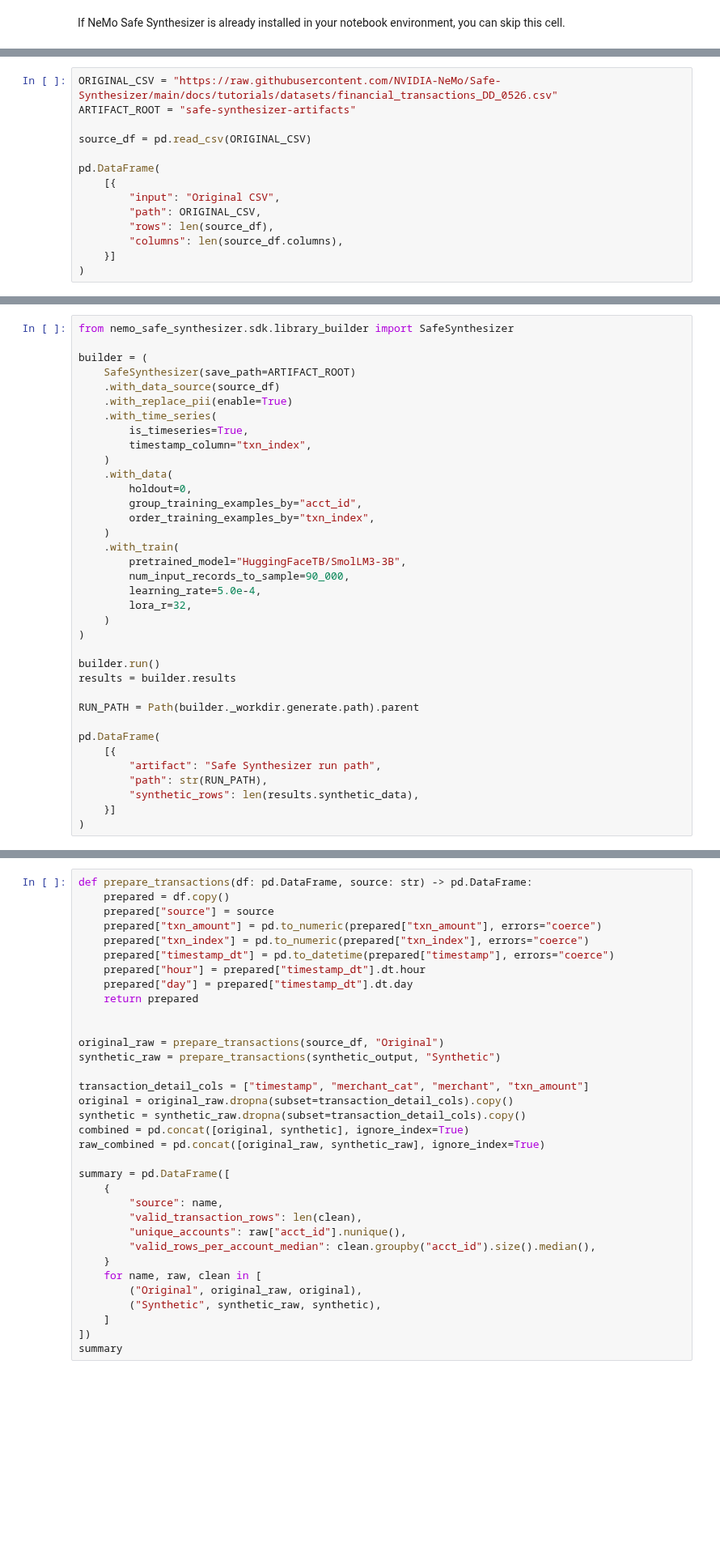
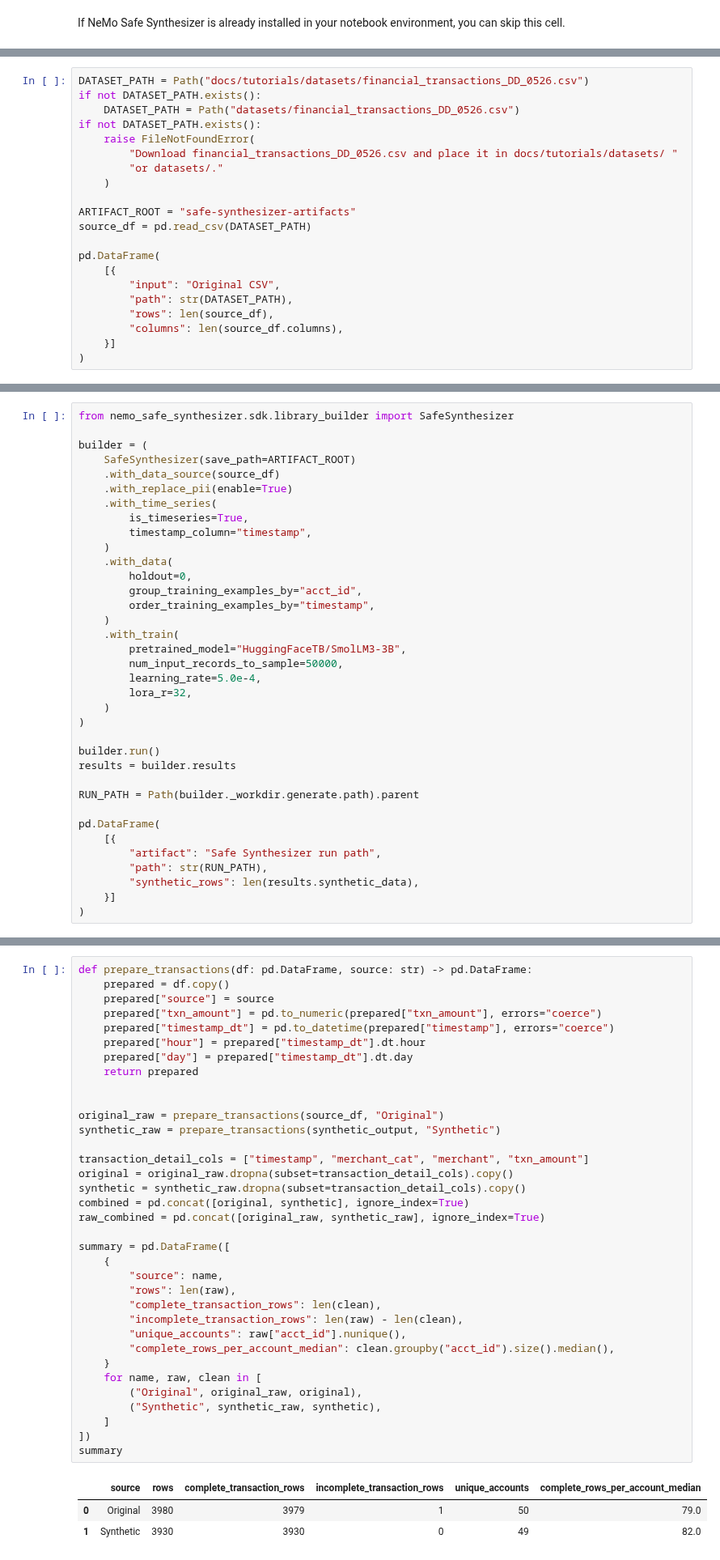
Before and after one commit to NVIDIA-NeMo/Safe-Synthesizer, a Jupyter notebook: docs/tutorials/time-series-financial-transactions.ipynb, the cells around one changed output, grey strips where cells are left out. Shown at 81% size. Drawn from its saved outputs; the diff is of its cells as text; blank space fills up the shorter version.

Commit message:
modified notebook for flexible time series
Signed-off-by: seayang <seayang@nvidia.com>

```diff
--- a/docs/tutorials/time-series-financial-transactions.ipynb
+++ b/docs/tutorials/time-series-financial-transactions.ipynb
@@ -82,13 +82,20 @@ Load `financial_transactions_DD_0526.csv` and confirm the expected row and colum
 # %%
-ORIGINAL_CSV = "https://raw.githubusercontent.com/NVIDIA-NeMo/Safe-Synthesizer/main/docs/tutorials/datasets/financial_transactions_DD_0526.csv"
+DATASET_PATH = Path("docs/tutorials/datasets/financial_transactions_DD_0526.csv")
+if not DATASET_PATH.exists():
+    DATASET_PATH = Path("datasets/financial_transactions_DD_0526.csv")
+if not DATASET_PATH.exists():
+    raise FileNotFoundError(
+        "Download financial_transactions_DD_0526.csv and place it in docs/tutorials/datasets/ "
+        "or datasets/."
+    )
+
 ARTIFACT_ROOT = "safe-synthesizer-artifacts"
-
-source_df = pd.read_csv(ORIGINAL_CSV)
+source_df = pd.read_csv(DATASET_PATH)
 
 pd.DataFrame(
     [{
         "input": "Original CSV",
-        "path": ORIGINAL_CSV,
+        "path": str(DATASET_PATH),
         "rows": len(source_df),
         "columns": len(source_df.columns),
     }]
@@ -128,16 +155,16 @@ builder = (
     .with_replace_pii(enable=True)
     .with_time_series(
         is_timeseries=True,
-        timestamp_column="txn_index",
+        timestamp_column="timestamp",
     )
     .with_data(
         holdout=0,
         group_training_examples_by="acct_id",
-        order_training_examples_by="txn_index",
+        order_training_examples_by="timestamp",
     )
     .with_train(
         pretrained_model="HuggingFaceTB/SmolLM3-3B",
-        num_input_records_to_sample=90_000,
+        num_input_records_to_sample=50000,
         learning_rate=5.0e-4,
         lora_r=32,
     )
@@ -184,36 +339,41 @@ Safe Synthesizer generated a time-series dataset. The result can include padded
 def prepare_transactions(df: pd.DataFrame, source: str) -> pd.DataFrame:
     prepared = df.copy()
     prepared["source"] = source
     prepared["txn_amount"] = pd.to_numeric(prepared["txn_amount"], errors="coerce")
-    prepared["txn_index"] = pd.to_numeric(prepared["txn_index"], errors="coerce")
     prepared["timestamp_dt"] = pd.to_datetime(prepared["timestamp"], errors="coerce")
     prepared["hour"] = prepared["timestamp_dt"].dt.hour
     prepared["day"] = prepared["timestamp_dt"].dt.day
     return prepared
 
 
 original_raw = prepare_transactions(source_df, "Original")
 synthetic_raw = prepare_transactions(synthetic_output, "Synthetic")
 
 transaction_detail_cols = ["timestamp", "merchant_cat", "merchant", "txn_amount"]
 original = original_raw.dropna(subset=transaction_detail_cols).copy()
 synthetic = synthetic_raw.dropna(subset=transaction_detail_cols).copy()
 combined = pd.concat([original, synthetic], ignore_index=True)
 raw_combined = pd.concat([original_raw, synthetic_raw], ignore_index=True)
 
 summary = pd.DataFrame([
     {
         "source": name,
-        "valid_transaction_rows": len(clean),
+        "rows": len(raw),
+        "complete_transaction_rows": len(clean),
+        "incomplete_transaction_rows": len(raw) - len(clean),
         "unique_accounts": raw["acct_id"].nunique(),
-        "valid_rows_per_account_median": clean.groupby("acct_id").size().median(),
+        "complete_rows_per_account_median": clean.groupby("acct_id").size().median(),
     }
     for name, raw, clean in [
         ("Original", original_raw, original),
         ("Synthetic", synthetic_raw, synthetic),
     ]
 ])
 summary
+# %% [output]
+|  | source | rows | complete_transaction_rows | incomplete_transaction_rows | unique_accounts | complete_rows_per_account_median |
+| 0 | Original | 3980 | 3979 | 1 | 50 | 79.0 |
+| 1 | Synthetic | 3930 | 3930 | 0 | 49 | 82.0 |
 # %%
 CATEGORY_ORDER = [
     "grocery", "dining", "retail", "e-commerce", "subscription", "entertainment",
```
Also changed, not shown: parts of 13 cells of this notebook, 1 other file.
